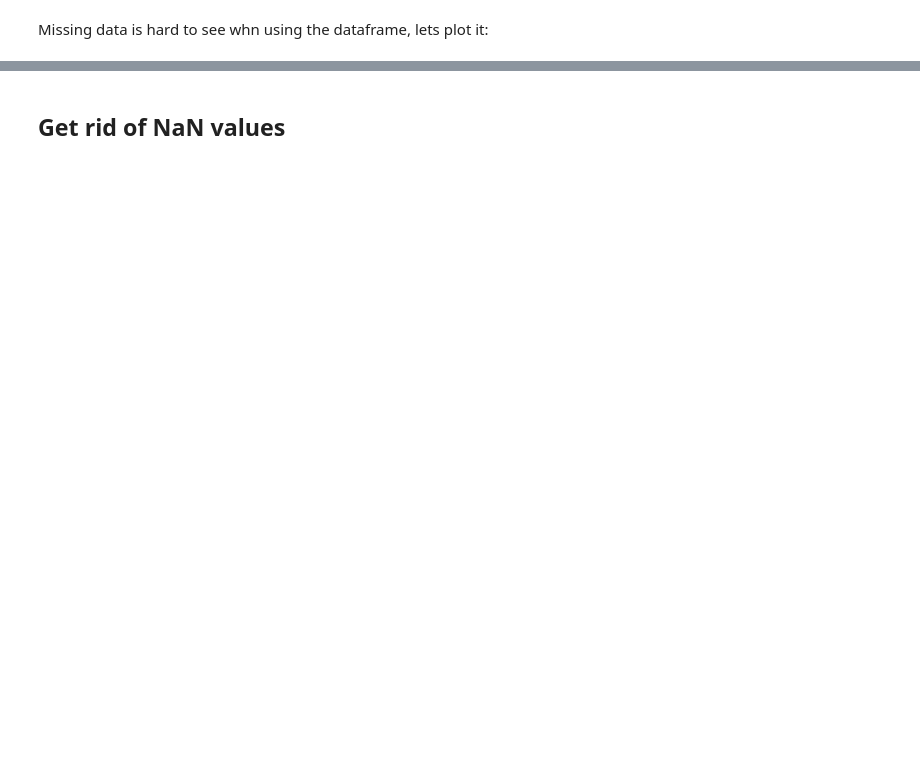
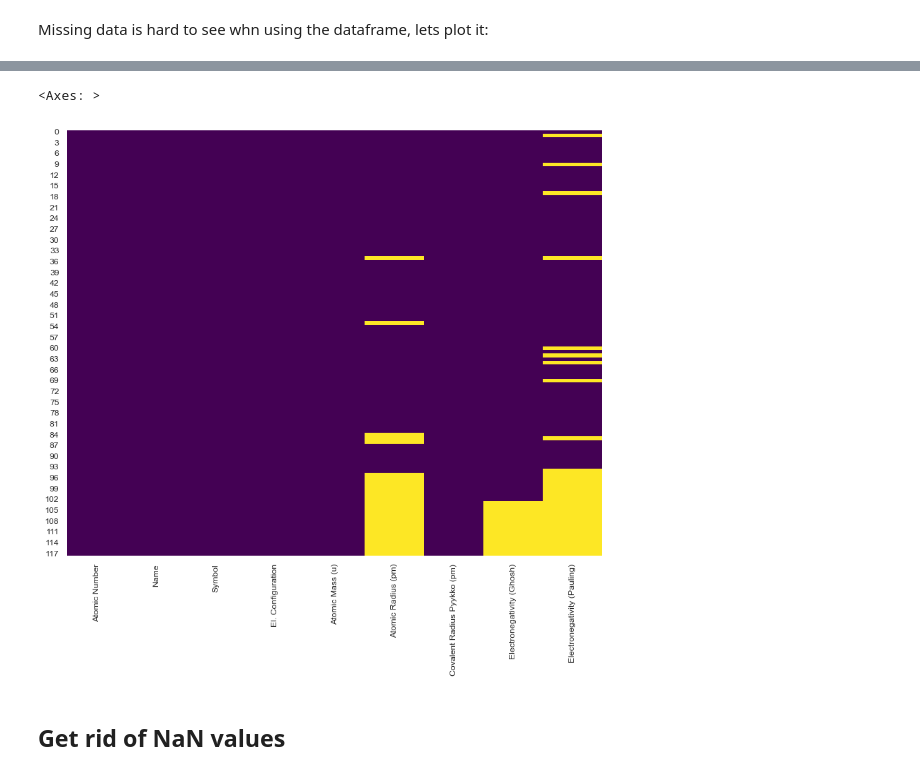
Before and after one commit to HenriqueCSJ/SBQT2023, a Jupyter notebook: Day3/Notebooks/SBQT 2023 - Workshop - Day 3 - NB 1 - PeriodicTable.ipynb, the cells around one changed output, grey strips where cells are left out. Cells and saved outputs as stored; diff of their text form; code cells hidden in the pictures; blank space fills up the shorter version.

```diff
--- a/Day3/Notebooks/SBQT 2023 - Workshop - Day 3 - NB 1 - PeriodicTable.ipynb
+++ b/Day3/Notebooks/SBQT 2023 - Workshop - Day 3 - NB 1 - PeriodicTable.ipynb
@@ -7,6 +7,6 @@
 # %%
-# # List to store the data
-# data_list = []
+# List to store the data
+data_list = []
 # %%
 # Loop over all 118 elements and gather data
 for i in range(1, 119):
@@ -24,5 +24,5 @@ for i in range(1, 119):
     }
     data_list.append(data)
 # %%
-# # Create a DataFrame
-# df = pd.DataFrame(data_list)
+# Create a DataFrame
+df = pd.DataFrame(data_list)
@@ -48,7 +105,10 @@ Missing data is hard to see whn using the dataframe, lets plot it:
 # %%
-# # Plot the missing values
-# plt.figure(figsize=(10, 8))
-# sns.heatmap(df.isna(), cbar=False, cmap="viridis")
+# Plot the missing values
+plt.figure(figsize=(10, 8))
+sns.heatmap(df.isna(), cbar=False, cmap="viridis")
+# %% [output]
+<Axes: >
+[figure, added]
 # %% [markdown]
 ## Get rid of NaN values
 # %%
```
Also changed, not shown: parts of 63 cells of this notebook, 1 other file.
